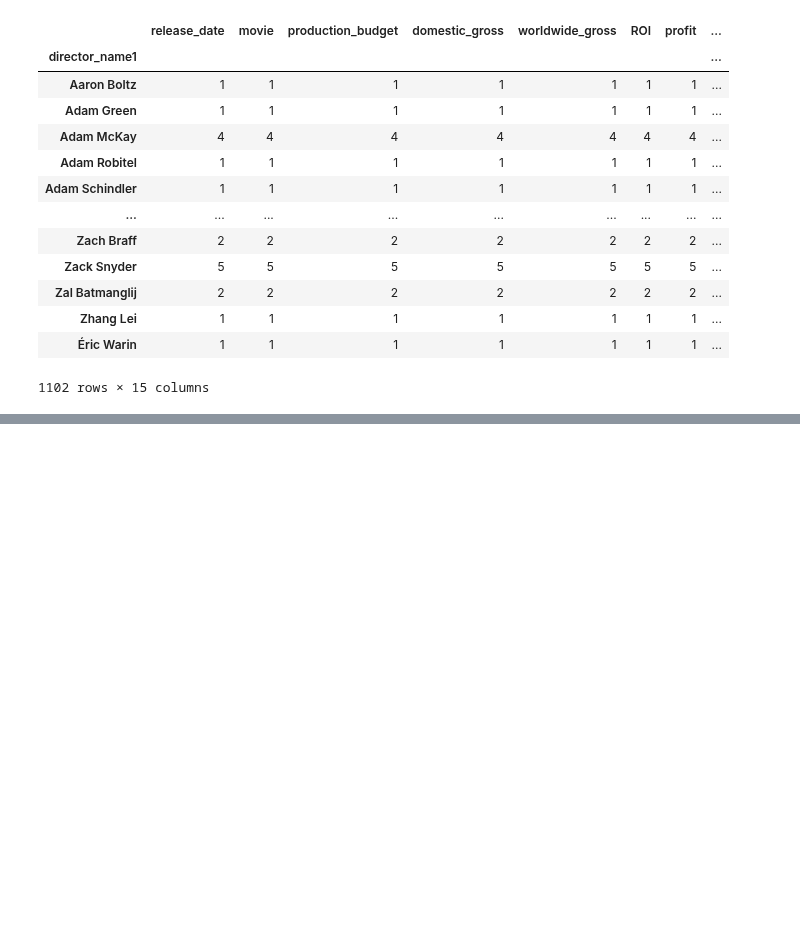
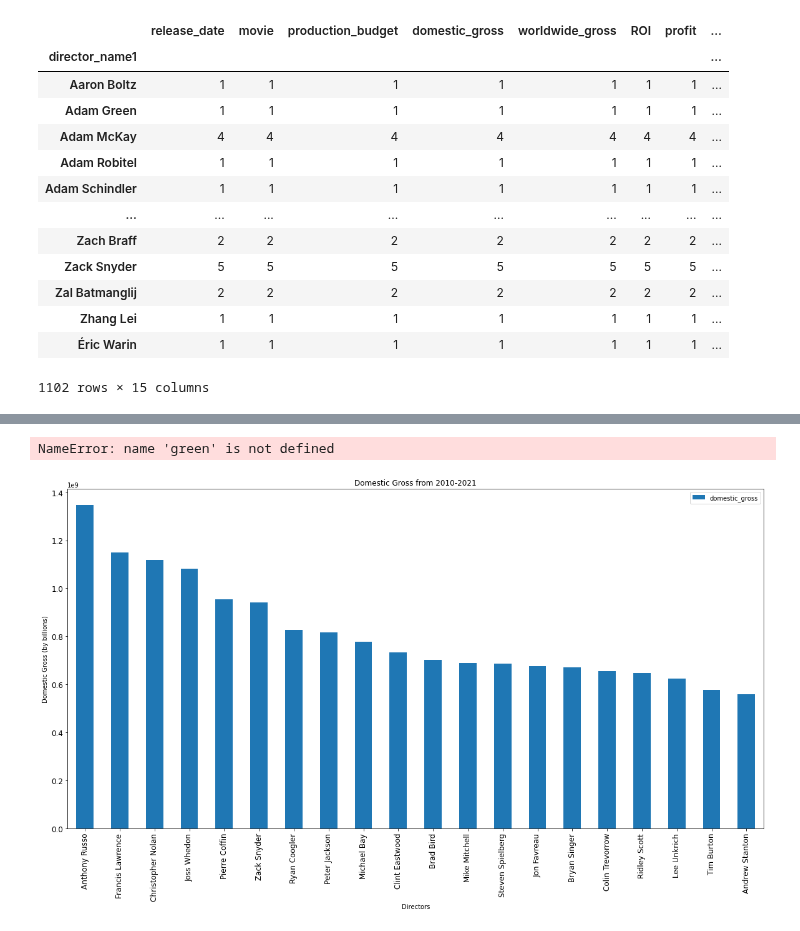
Before and after one commit to ZenBurrito/Phase-1Project, a Jupyter notebook: final_merge-Copy_Piotr.ipynb, the cells around one changed output, grey strips where cells are left out. Saved outputs shown, nothing was run; the diff lists cells and outputs as text; code cells hidden in the pictures; blank space fills up the shorter version.

```diff
--- a/final_merge-Copy_Piotr.ipynb
+++ b/final_merge-Copy_Piotr.ipynb
@@ -702,0 +726,4 @@ df_directors2
+# %%
+df_directors4 = df_directors.sort_values(by=['domestic_gross'], ascending=False)
+# %%
+df_directors4_20 = df_directors4.head(20)
@@ -702,0 +750,9 @@ df_directors2
+# %%
+df_directors4_20.plot.bar(x='director_name1', y='domestic_gross', figsize=(20,10), fontsize=12)
+plt.title('Domestic Gross from 2010-2021')
+plt.xlabel('Directors')
+plt.ylabel('Domestic Gross (by billions)')
+df_directors4.plot(kind='bar', stacked=True, color=green)
+# %% [output]
+NameError: name 'green' is not defined
+[figure, added]
```
Also changed, not shown: parts of 21 cells of this notebook.
